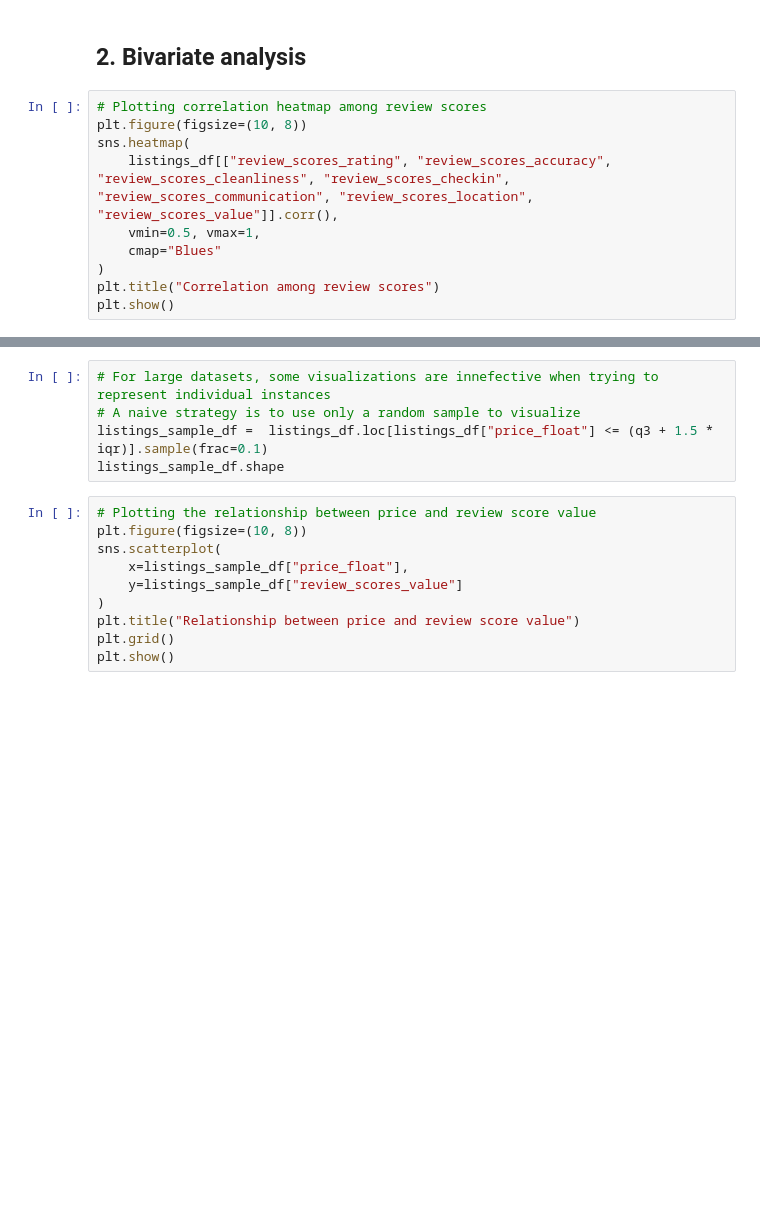
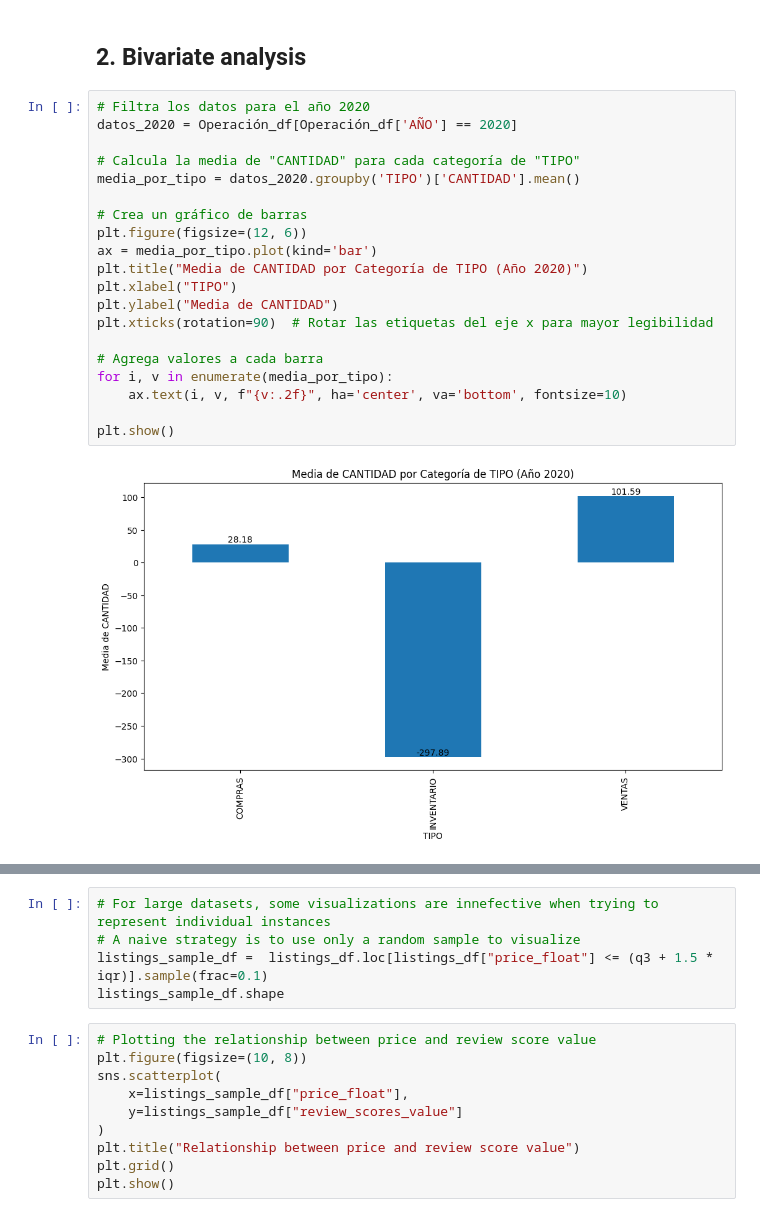
Before and after one commit to ingoscargiraldor/ingoscargiraldor, a Jupyter notebook: Operaciones_Anual.ipynb, the cells around one changed output, grey strips where cells are left out. Drawn from its saved outputs; the diff is of its cells as text; blank space fills up the shorter version.

```diff
--- a/Operaciones_Anual.ipynb
+++ b/Operaciones_Anual.ipynb
@@ -324,12 +347,24 @@ plt.show()
 # %% [markdown]
 ## 2. Bivariate analysis
 # %%
-# Plotting correlation heatmap among review scores
-plt.figure(figsize=(10, 8))
-sns.heatmap(
-    listings_df[["review_scores_rating", "review_scores_accuracy", "review_scores_cleanliness", "review_scores_checkin", "review_scores_communication", "review_scores_location", "review_scores_value"]].corr(),
-    vmin=0.5, vmax=1,
-    cmap="Blues"
-)
-plt.title("Correlation among review scores")
+# Filtra los datos para el año 2020
+datos_2020 = Operación_df[Operación_df['AÑO'] == 2020]
+
+# Calcula la media de "CANTIDAD" para cada categoría de "TIPO"
+media_por_tipo = datos_2020.groupby('TIPO')['CANTIDAD'].mean()
+
+# Crea un gráfico de barras
+plt.figure(figsize=(12, 6))
+ax = media_por_tipo.plot(kind='bar')
+plt.title("Media de CANTIDAD por Categoría de TIPO (Año 2020)")
+plt.xlabel("TIPO")
+plt.ylabel("Media de CANTIDAD")
+plt.xticks(rotation=90)  # Rotar las etiquetas del eje x para mayor legibilidad
+
+# Agrega valores a cada barra
+for i, v in enumerate(media_por_tipo):
+    ax.text(i, v, f"{v:.2f}", ha='center', va='bottom', fontsize=10)
+
 plt.show()
+# %% [output]
+[figure, added]
```
Also changed, not shown: parts of 15 cells of this notebook.
